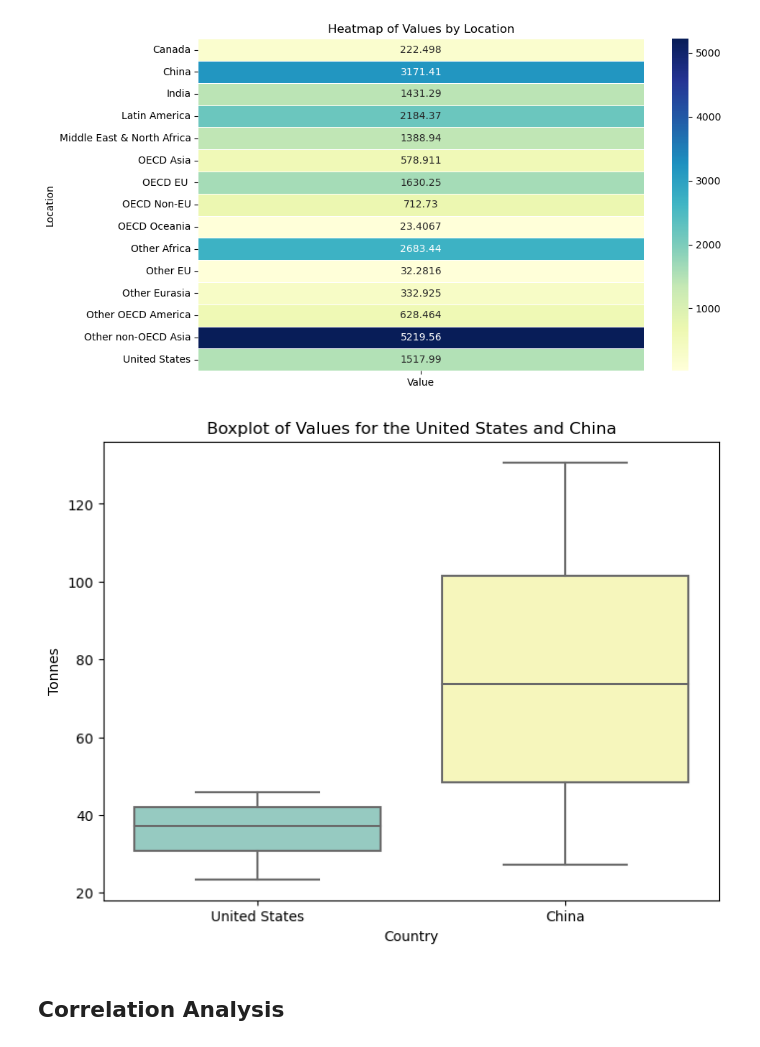
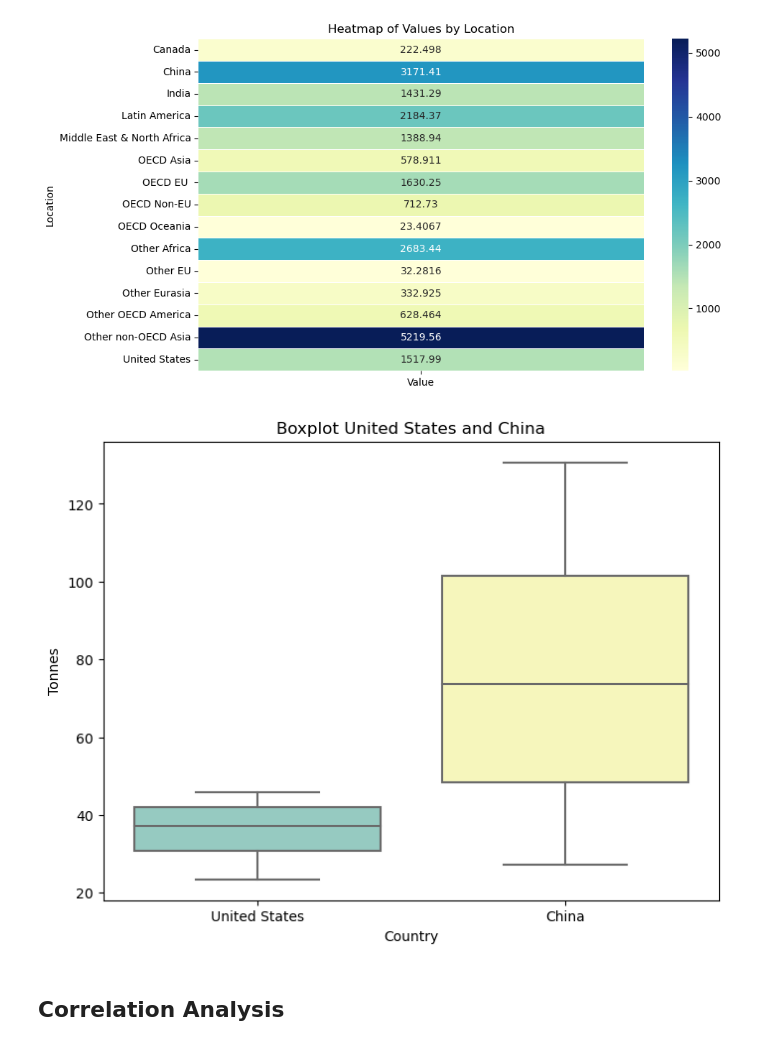
Before and after one commit to anly501/dsan-5000-project-kendallgilbert180, a Jupyter notebook: dsan-website/5000-website/codes/03-data-exploration/eda_1a.ipynb, the cells around one changed output. Cells and saved outputs as stored; diff of their text form; code cells hidden in the pictures.

```diff
--- a/dsan-website/5000-website/codes/03-data-exploration/eda_1a.ipynb
+++ b/dsan-website/5000-website/codes/03-data-exploration/eda_1a.ipynb
@@ -109,20 +109,20 @@ plt.show()
 # %% [output]
 [figure]
 # %%
-#| code-fold: true
+
 #Filtering Data to just show United States and China
 selected_countries = ["United States", "China"]
 filtered_df = data1a[data1a["Location"].isin(selected_countries)]
 
-# Create a boxplot
+#Boxplot of United States and China Values
 plt.figure(figsize=(8, 6))
 sns.boxplot(x="Location", y="Value", data=filtered_df, palette="Set3")
 plt.xlabel("Country")
 plt.ylabel("Tonnes")
-plt.title("Boxplot of Values for the United States and China")
+plt.title("Boxplot United States and China")
 plt.show()
 # %% [output]
-[figure, old version]
+[figure, new version]
 # %% [markdown]
 ## Correlation Analysis
 # %%
```
Also changed, not shown: parts of 10 cells of this notebook, 29 other files.
